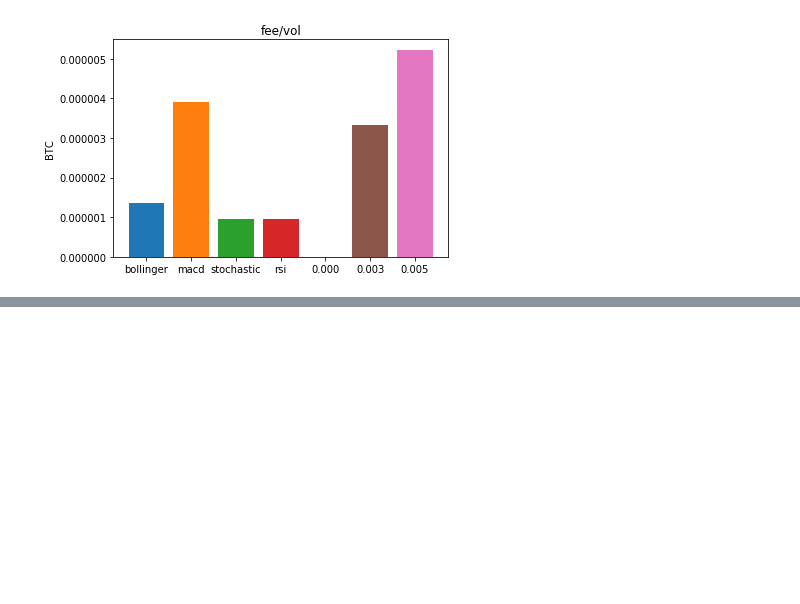
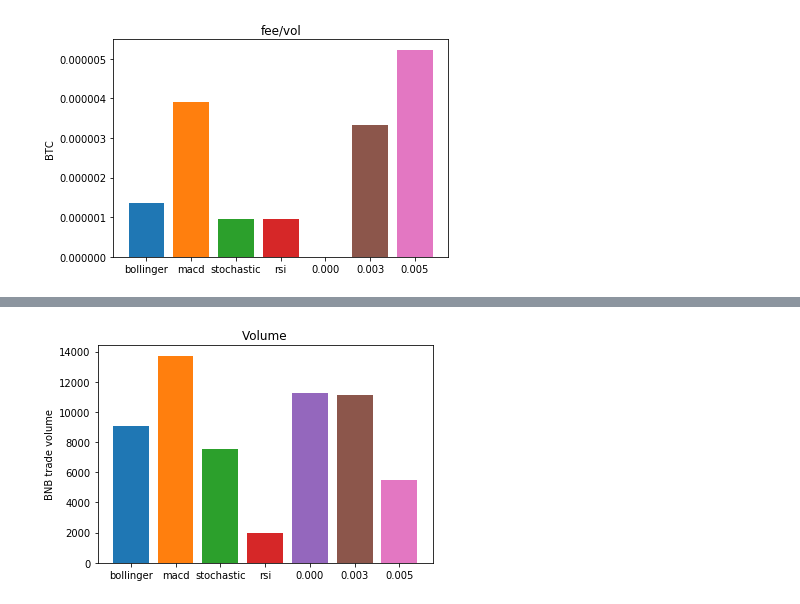
Before and after one commit to deconlabs/TradingZoo-Dynamic-fee-simulation, a Jupyter notebook: agent/DQN/Observation of fee and volume.ipynb, the cells around one changed output, grey strips where cells are left out. Drawn from its saved outputs; the diff is of its cells as text; code cells hidden in the pictures; blank space fills up the shorter version.

```diff
--- a/agent/DQN/Observation of fee and volume.ipynb
+++ b/agent/DQN/Observation of fee and volume.ipynb
@@ -353,0 +365,3 @@ with open("saves/volume_table.pkl",'wb') as f:
+# %%
+begin_point = np.random.randint(np.random.randint(len(df) - sample_len + 1))
+begin_point
@@ -353,0 +398,13 @@ with open("saves/volume_table.pkl",'wb') as f:
+# %%
+env_fee = {}
+env_volume = {}
+for i in tnrange(len(env_name), desc= "env"):
+    env = env_name[i]
+
+    agent_num = 1
+    if env in ["0.000","0.003","0.005"]:
+        fee, volume= load_agent_and_run2(env,agent_num, float(env))
+    else:
+        fee, volume= load_agent_and_run2(env,agent_num)
+    env_fee[env]=fee
+    env_volume[env]=volume
@@ -353,0 +432,8 @@ with open("saves/volume_table.pkl",'wb') as f:
+# %%
+for k, v in env_volume.items():
+    plt.bar(x=k,height=v)
+plt.title('Volume')
+plt.ylabel('BNB trade volume')
+plt.show()
+# %% [output]
+[figure, added]
```
Also changed, not shown: parts of 12 cells of this notebook, 5 other files.
